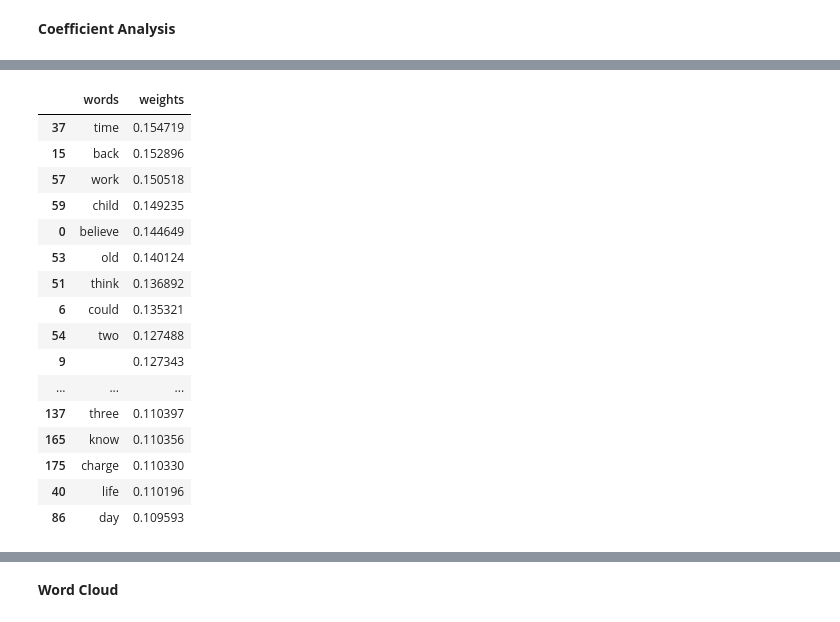
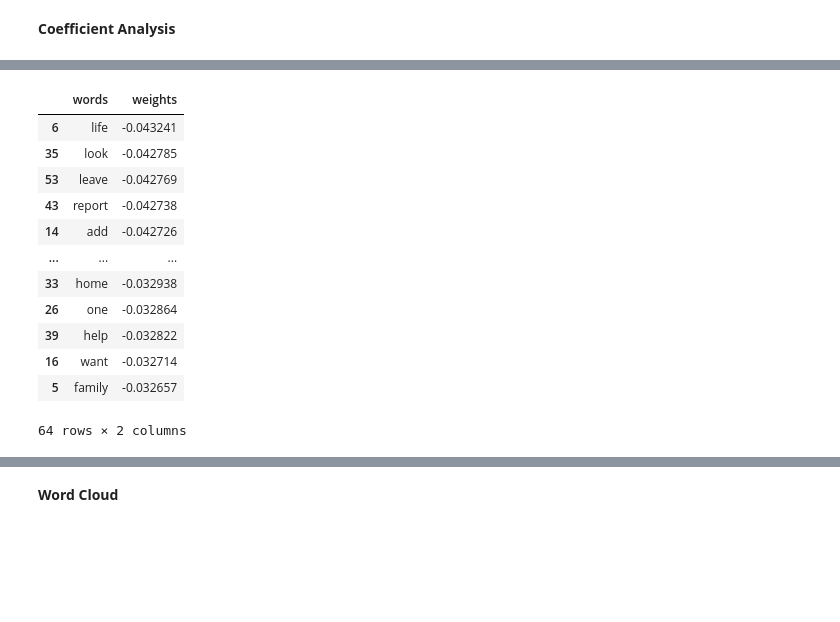
Before and after one commit to yvferreiro/MasterThesis, a Jupyter notebook: RNN.ipynb, the cells around one changed output, grey strips where cells are left out. Drawn from its saved outputs; the diff is of its cells as text; code cells hidden in the pictures; blank space fills up the shorter version.

```diff
--- a/RNN.ipynb
+++ b/RNN.ipynb
@@ -292,24 +314,35 @@ Bottom features:
+# %%
+def remove_duplicates(df, column_name):
+    unique_values = df[column_name].unique()
+    rows_to_remove = []
+    for value in unique_values:
+        rows_with_value = df[df[column_name] == value]
+        if len(rows_with_value) > 1:
+            rows_to_remove += list(rows_with_value.iloc[1:].index)
+    df = df.drop(rows_to_remove)
+    df = df.reset_index(drop=True)
+    return df
+
+df_h = remove_duplicates(df_high, 'words')
+df_l = remove_duplicates(df_low, 'words')
+df_l.sort_values(by = "weights", ascending=True)
+# %% [output]
+|  | words | weights |
+| 6 | life | -0.043241 |
+| 35 | look | -0.042785 |
+| 53 | leave | -0.042769 |
+| 43 | report | -0.042738 |
+| 14 | add | -0.042726 |
+| ... | ... | ... |
+| 33 | home | -0.032938 |
+| 26 | one | -0.032864 |
+| 39 | help | -0.032822 |
+| 16 | want | -0.032714 |
+| 5 | family | -0.032657 |
+64 rows × 2 columns
 # %%
 #sort highest
-df_sorted_h = df_high.sort_values(by = "weights", ascending=False)
-df_sorted_h.head(50)
+#df_sorted_h = df_high.sort_values(by = "weights", ascending=False)
+#df_sorted_h
-# %% [output]
-|  | words | weights |
-| 37 | time | 0.154719 |
-| 15 | back | 0.152896 |
-| 57 | work | 0.150518 |
-| 59 | child | 0.149235 |
-| 0 | believe | 0.144649 |
-| 53 | old | 0.140124 |
-| 51 | think | 0.136892 |
-| 6 | could | 0.135321 |
-| 54 | two | 0.127488 |
-| 9 |  | 0.127343 |
-| ... | ... | ... |
-| 137 | three | 0.110397 |
-| 165 | know | 0.110356 |
-| 175 | charge | 0.110330 |
-| 40 | life | 0.110196 |
-| 86 | day | 0.109593 |
 # %%
 #sort lowest
```
Also changed, not shown: parts of 29 cells of this notebook.
